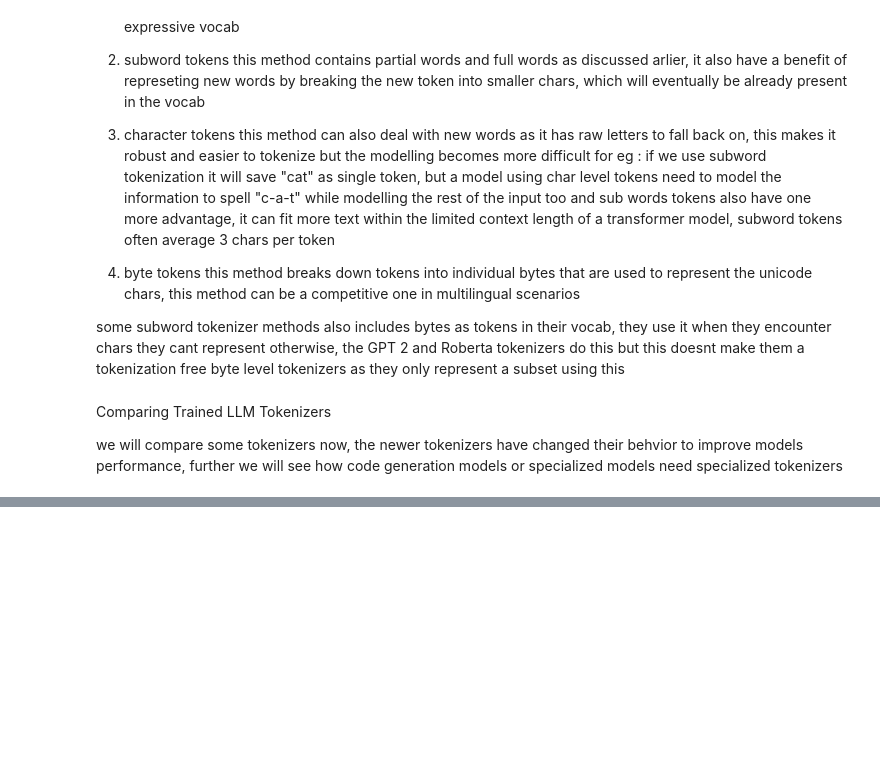
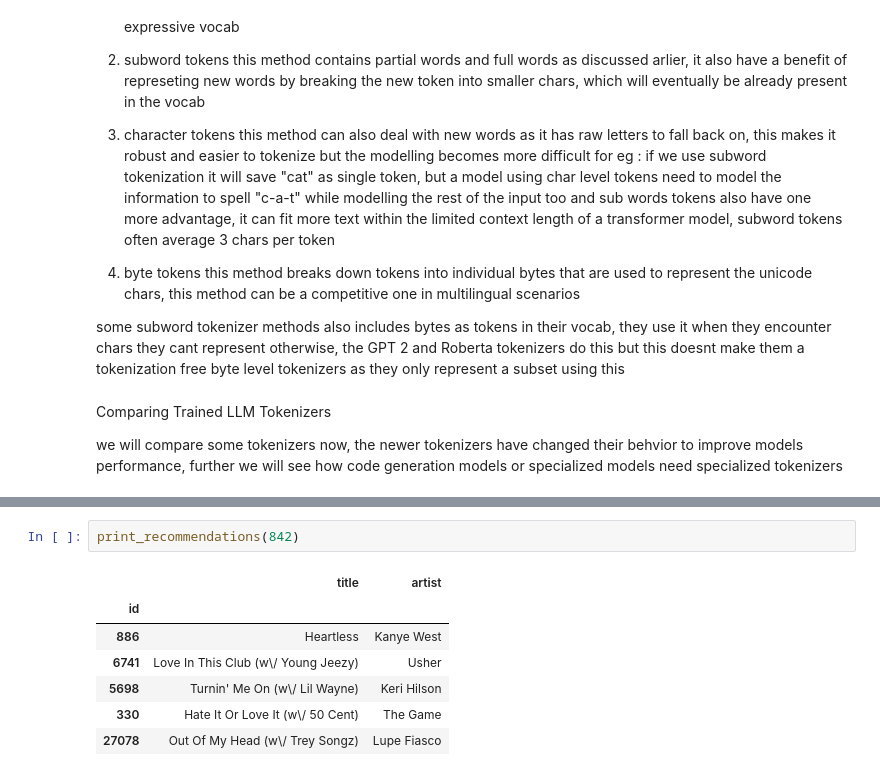
Before and after one commit to gulshan-katankar/embeddings-and-tokens, a Jupyter notebook: embeddings_tokens.ipynb, the cells around one changed output, grey strips where cells are left out. Saved outputs shown, nothing was run; the diff lists cells and outputs as text; blank space fills up the shorter version.

```diff
--- a/embeddings_tokens.ipynb
+++ b/embeddings_tokens.ipynb
@@ -162,0 +484,10 @@ show_tokens False None elif == >= else: two tabs:" " Three tabs:" "
+# %%
+print_recommendations(842)
+# %% [output]
+|  | title | artist |
+| id |  |  |
+| 886 | Heartless | Kanye West |
+| 6741 | Love In This Club (w\/ Young Jeezy) | Usher |
+| 5698 | Turnin' Me On (w\/ Lil Wayne) | Keri Hilson |
+| 330 | Hate It Or Love It (w\/ 50 Cent) | The Game |
+| 27078 | Out Of My Head (w\/ Trey Songz) | Lupe Fiasco |
```
Also changed, not shown: parts of 33 cells of this notebook.
